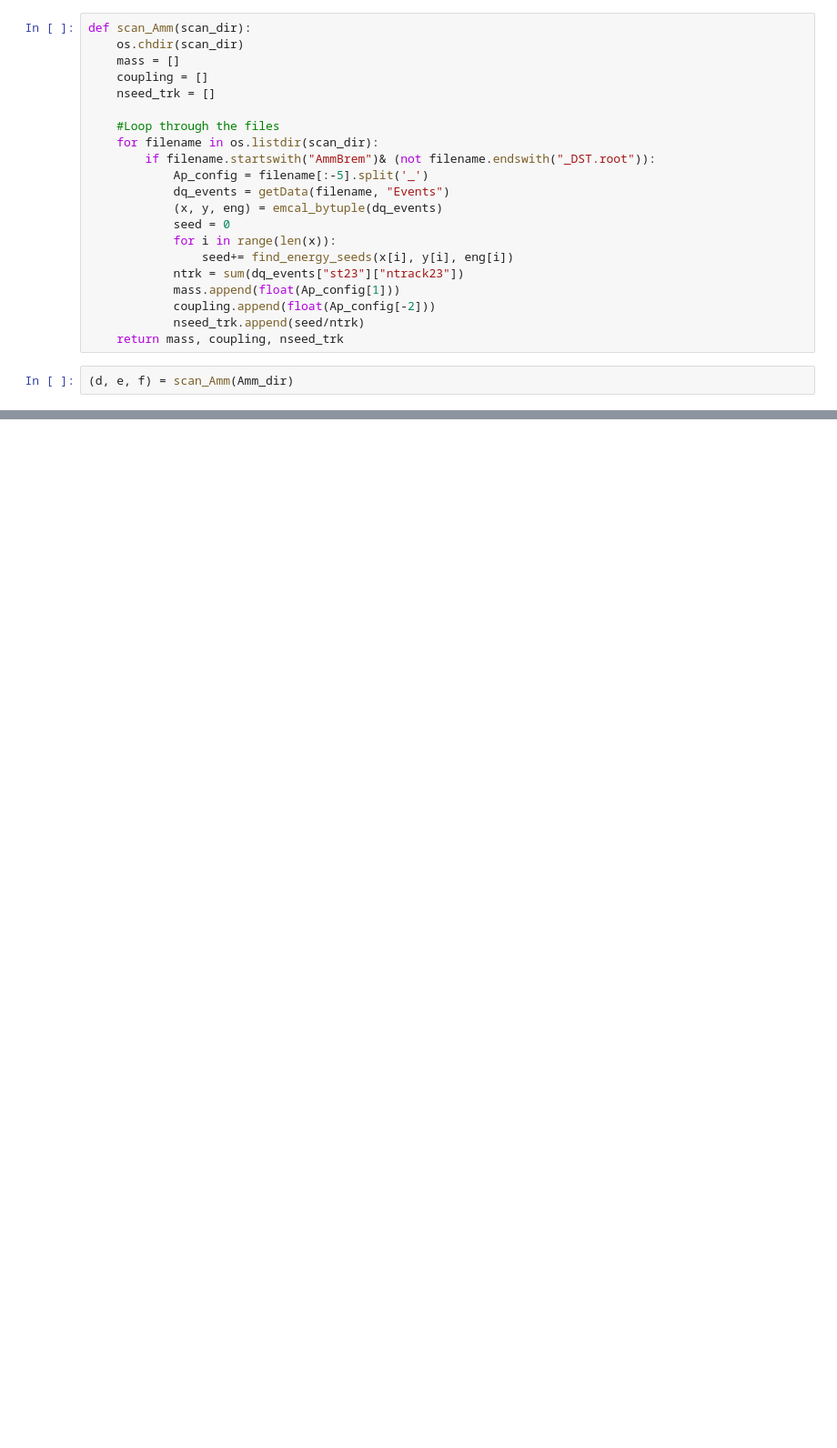
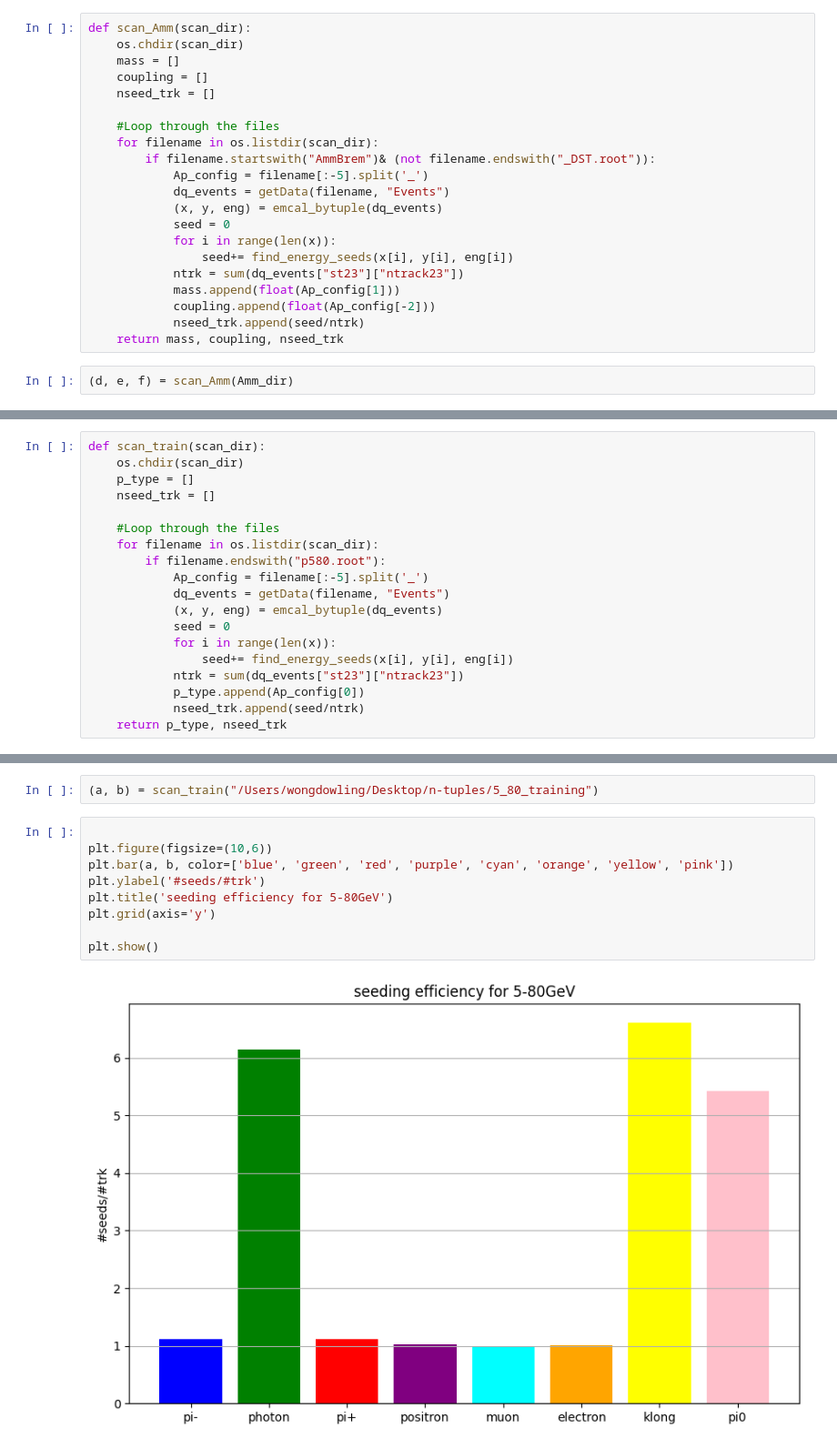
Before and after one commit to Dowling7/DQ_Dowling, a Jupyter notebook: electron/clustering/seed_benchmark.ipynb, the cells around one changed output, grey strips where cells are left out. Shown at 91% size. Saved outputs shown, nothing was run; the diff lists cells and outputs as text; blank space fills up the shorter version.

Commit message:
seeding benchmark

```diff
--- a/electron/clustering/seed_benchmark.ipynb
+++ b/electron/clustering/seed_benchmark.ipynb
@@ -235,0 +240,19 @@ plt.show()
+# %%
+def scan_train(scan_dir):
+    os.chdir(scan_dir)
+    p_type = []
+    nseed_trk = []
+
+    #Loop through the files
+    for filename in os.listdir(scan_dir):
+        if filename.endswith("p580.root"):
+            Ap_config = filename[:-5].split('_')
+            dq_events = getData(filename, "Events")
+            (x, y, eng) = emcal_bytuple(dq_events)
+            seed = 0
+            for i in range(len(x)):
+                seed+= find_energy_seeds(x[i], y[i], eng[i])
+            ntrk = sum(dq_events["st23"]["ntrack23"])
+            p_type.append(Ap_config[0])
+            nseed_trk.append(seed/ntrk)
+    return p_type, nseed_trk
@@ -235,0 +284,13 @@ plt.show()
+# %%
+(a, b) = scan_train("/Users/wongdowling/Desktop/n-tuples/5_80_training")
+# %%
+
+plt.figure(figsize=(10,6))
+plt.bar(a, b, color=['blue', 'green', 'red', 'purple', 'cyan', 'orange', 'yellow', 'pink'])
+plt.ylabel('#seeds/#trk')
+plt.title('seeding efficiency for 5-80GeV')
+plt.grid(axis='y')
+
+plt.show()
+# %% [output]
+[figure, added]
```
Also changed, not shown: parts of 6 cells of this notebook, 3 other files.
